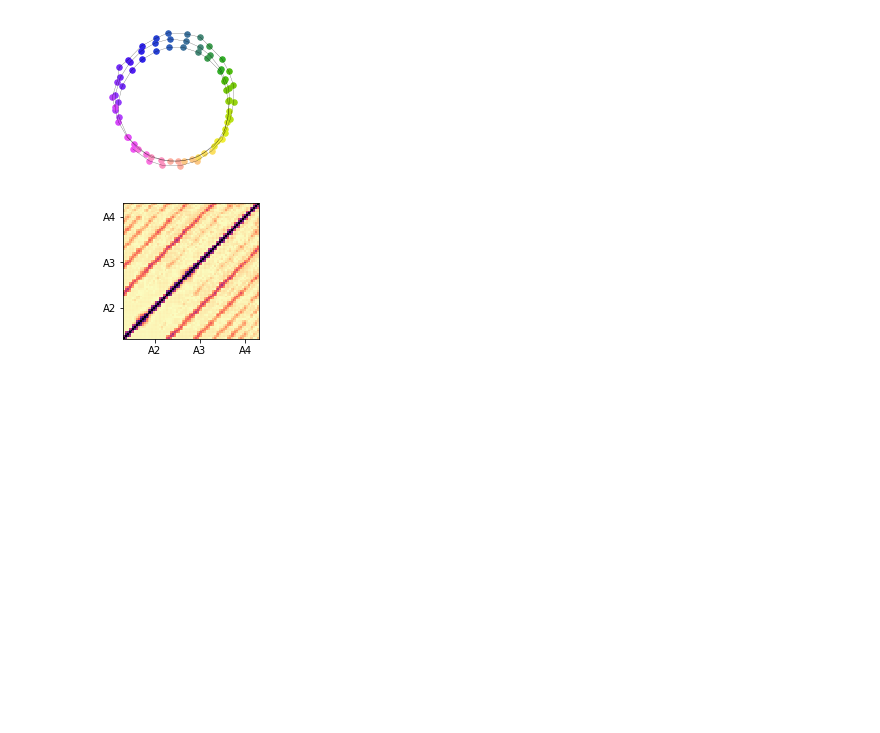
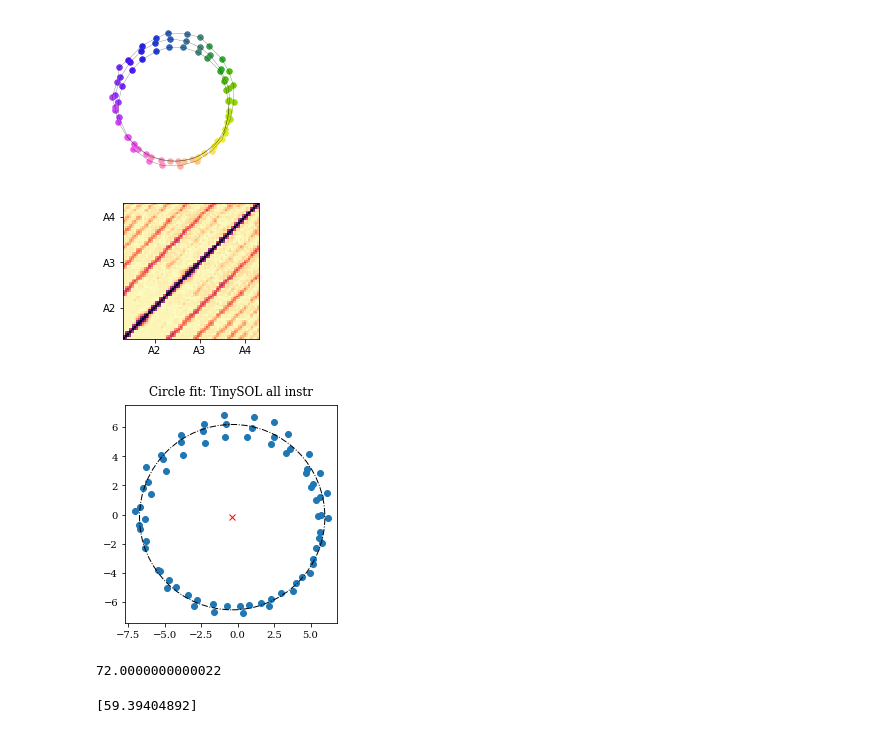
Before and after one commit to sripathisridhar/sridhar2020ismir, a Jupyter notebook: helicalitySOL.ipynb, the cells around one changed output. Drawn from its saved outputs; the diff is of its cells as text; code cells hidden in the pictures; blank space fills up the shorter version.

Commit message:
Circle fit + line fit beta to TinySOL

```diff
--- a/helicalitySOL.ipynb
+++ b/helicalitySOL.ipynb
@@ -181,3 +170,40 @@ plt.clim(0, 1)
 # %% [output]
 [figure]
 [figure]
+# %%
+import circle_fit
+import importlib
+importlib.reload(circle_fit)
+from circle_fit import circle_fit
+
+A = np.transpose(coords[:,:-1])
+x, r, circle_residual = circle_fit(A, verbose=True)
+# %%
+import matplotlib
+matplotlib.rc('font', family='serif')
+
+fig, axes = plt.subplots()
+plt.scatter(A[0,:],A[1,:])
+plt.plot(x[0],x[1],'rx')
+
+circle = plt.Circle(x, radius=r, fill=False, linestyle='-.')
+
+axes.set_aspect(1)
+axes.add_artist(circle)
+
+# axes.set_ylim([-5,6])
+# axes.set_xlim([-2,8])
+
+plt.title('Circle fit: TinySOL all instr', pad=10.0)
+plt.show()
+
+print(circle_residual)
+# %% [output]
+[figure, added]
+72.0000000000022
+# %%
+line_fit, fit_returns = np.polynomial.polynomial.polyfit(np.arange(len(coords[:,2])), coords[:,2], deg=1, full=True)
+line_residual = fit_returns[0]
+print(line_residual)
+# %% [output]
+[59.39404892]
```
Also changed, not shown: parts of 2 cells of this notebook.
